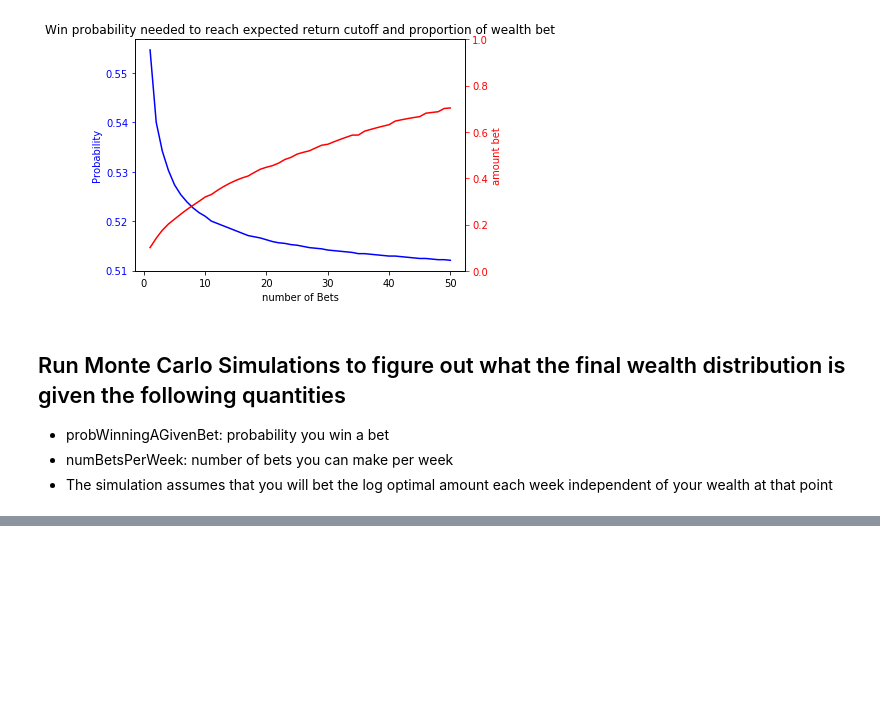
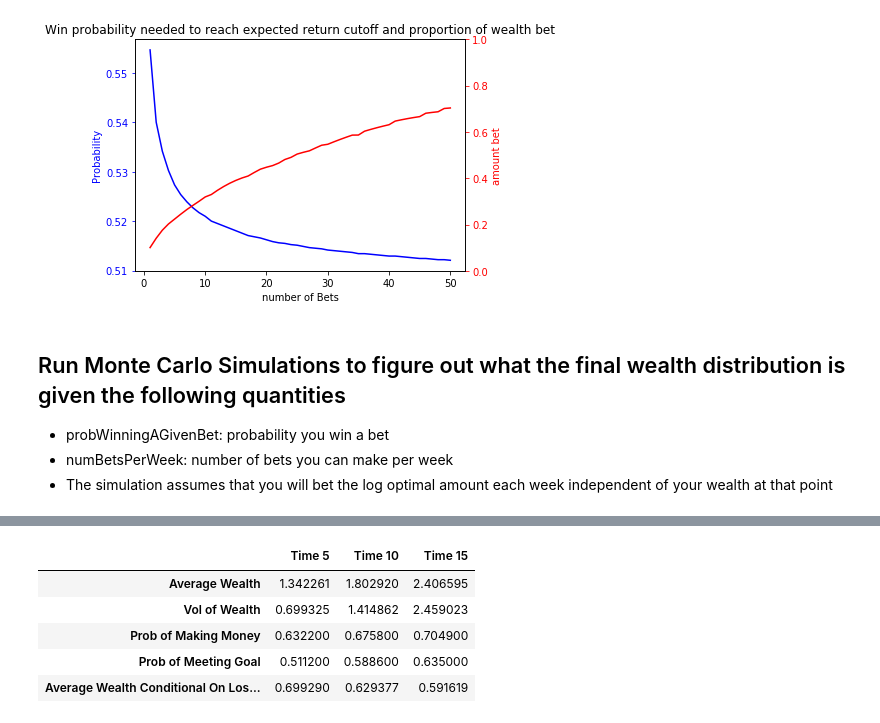
Before and after one commit to bubblesort251/GamblingAnalysis, a Jupyter notebook: BreakEvenAnalysis.ipynb, the cells around one changed output, grey strips where cells are left out. Drawn from its saved outputs; the diff is of its cells as text; code cells hidden in the pictures; blank space fills up the shorter version.

```diff
--- a/BreakEvenAnalysis.ipynb
+++ b/BreakEvenAnalysis.ipynb
@@ -90,0 +91,11 @@ dfDistributions.head(10)
+# %%
+imp.reload(rm)
+rm.full_report(dfDistributionsNoMother[['Time 5', 'Time 10', 'Time 15']],
+               goal=1.2, alpha=.05)
+# %% [output]
+|  | Time 5 | Time 10 | Time 15 |
+| Average Wealth | 1.342261 | 1.802920 | 2.406595 |
+| Vol of Wealth | 0.699325 | 1.414862 | 2.459023 |
+| Prob of Making Money | 0.632200 | 0.675800 | 0.704900 |
+| Prob of Meeting Goal | 0.511200 | 0.588600 | 0.635000 |
+| Average Wealth Conditional On Los... | 0.699290 | 0.629377 | 0.591619 |
```
Also changed, not shown: parts of 12 cells of this notebook, 1 other file.
